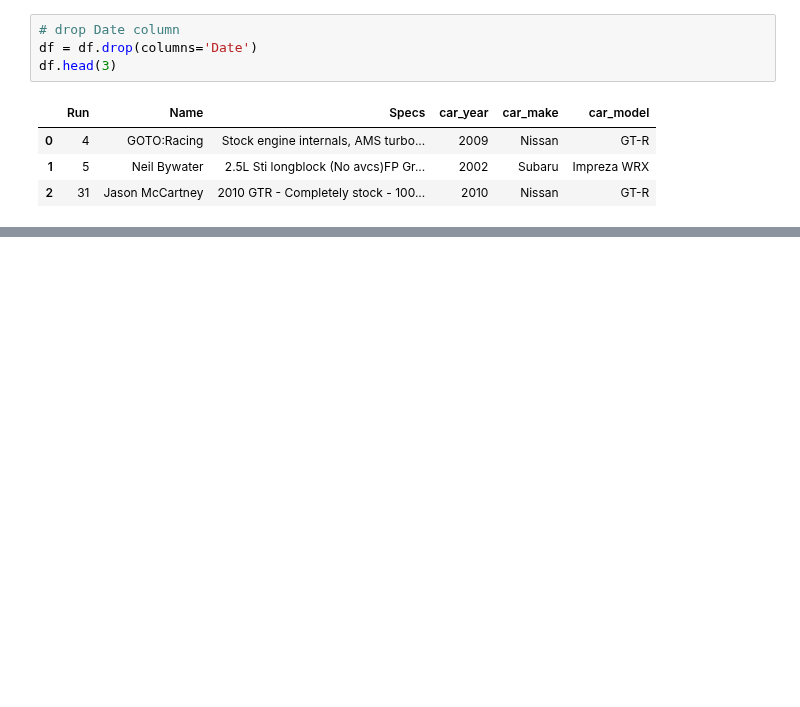
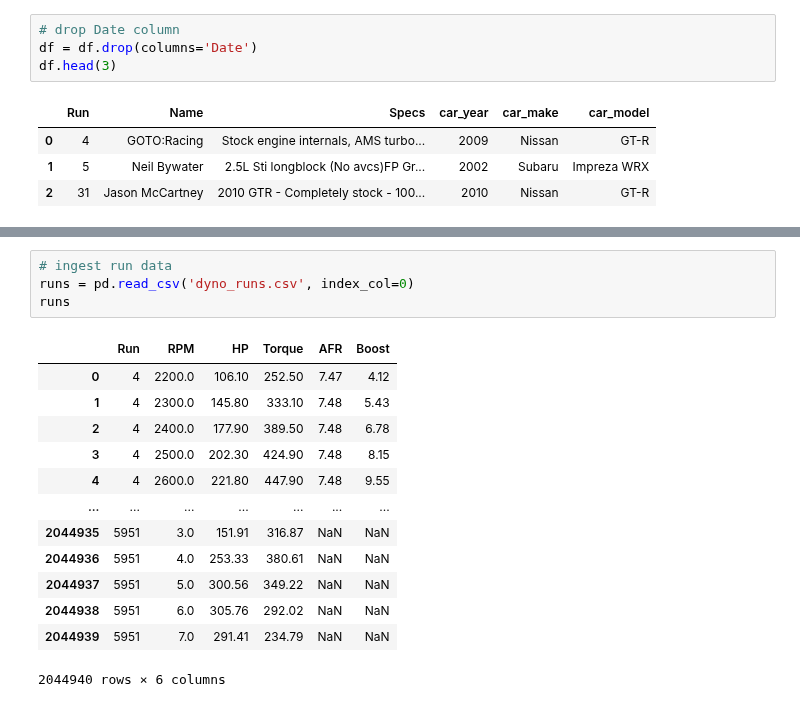
Before and after one commit to JacobPaxton/engine-performance, a Jupyter notebook: wrangle.ipynb, the cells around one changed output, grey strips where cells are left out. Saved outputs shown, nothing was run; the diff lists cells and outputs as text; blank space fills up the shorter version.

Commit message:
add dyno_runs cleaning and script test

```diff
--- a/wrangle.ipynb
+++ b/wrangle.ipynb
@@ -185,0 +194,18 @@ Looks good- we'll split the data in our wrangle.py module.
+# %%
+# ingest run data
+runs = pd.read_csv('dyno_runs.csv', index_col=0)
+runs
+# %% [output]
+|  | Run | RPM | HP | Torque | AFR | Boost |
+| 0 | 4 | 2200.0 | 106.10 | 252.50 | 7.47 | 4.12 |
+| 1 | 4 | 2300.0 | 145.80 | 333.10 | 7.48 | 5.43 |
+| 2 | 4 | 2400.0 | 177.90 | 389.50 | 7.48 | 6.78 |
+| 3 | 4 | 2500.0 | 202.30 | 424.90 | 7.48 | 8.15 |
+| 4 | 4 | 2600.0 | 221.80 | 447.90 | 7.48 | 9.55 |
+| ... | ... | ... | ... | ... | ... | ... |
+| 2044935 | 5951 | 3.0 | 151.91 | 316.87 | NaN | NaN |
+| 2044936 | 5951 | 4.0 | 253.33 | 380.61 | NaN | NaN |
+| 2044937 | 5951 | 5.0 | 300.56 | 349.22 | NaN | NaN |
+| 2044938 | 5951 | 6.0 | 305.76 | 292.02 | NaN | NaN |
+| 2044939 | 5951 | 7.0 | 291.41 | 234.79 | NaN | NaN |
+2044940 rows × 6 columns
```
Also changed, not shown: parts of 18 cells of this notebook.
